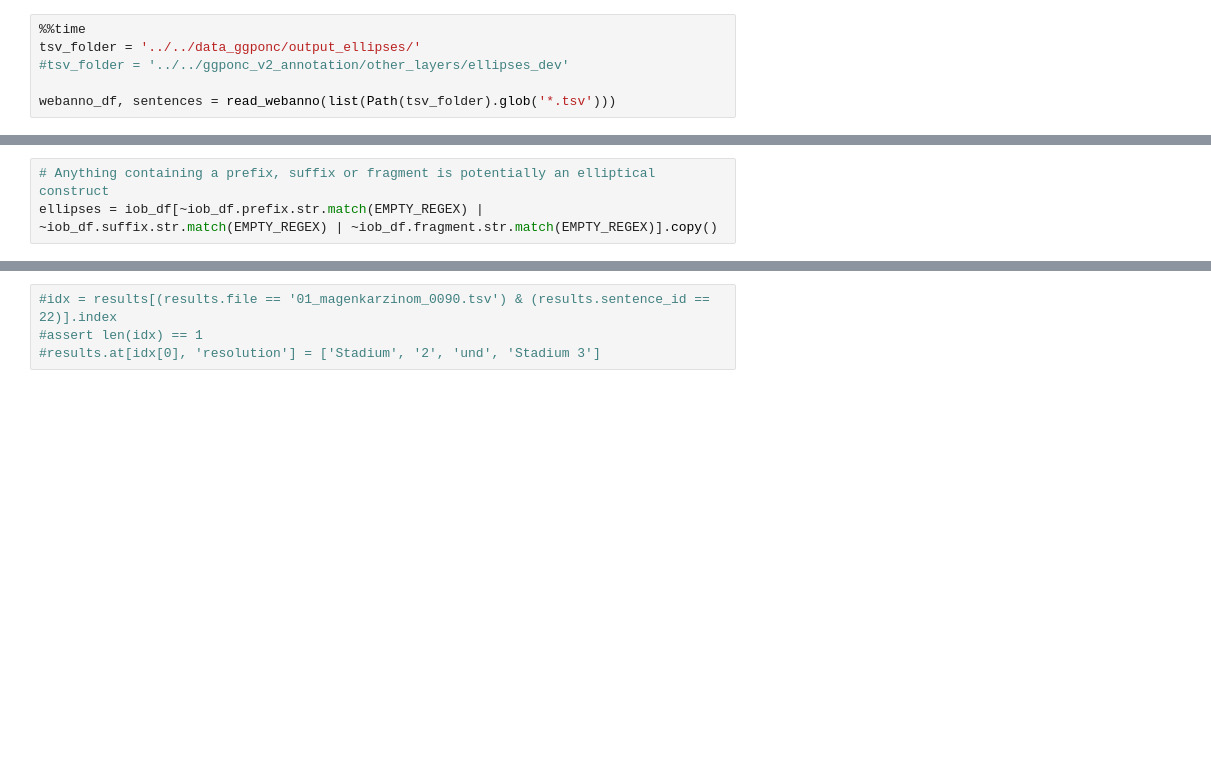
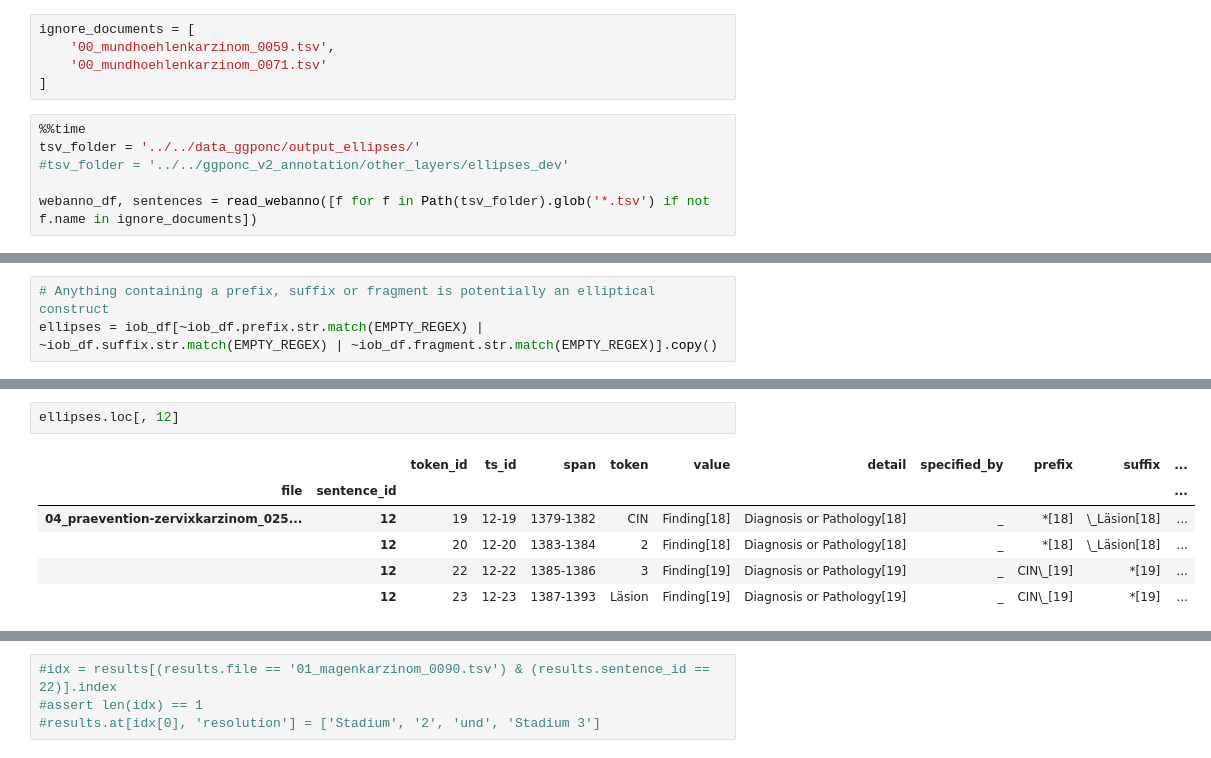
Before and after one commit to hpi-dhc/ggponc_annotation, a Jupyter notebook: notebooks/05_Ellipses.ipynb, the cells around one changed output, grey strips where cells are left out. Drawn from its saved outputs; the diff is of its cells as text; blank space fills up the shorter version.

Commit message:
Cleanup ellipses

```diff
--- a/notebooks/05_Ellipses.ipynb
+++ b/notebooks/05_Ellipses.ipynb
@@ -10,10 +10,15 @@ from convert_annotations import read_webanno, resolve_ellipses, webanno_to_iob_d
 from pathlib import Path
 from datetime import datetime
 import pandas as pd
+# %%
+ignore_documents = [
+    '00_mundhoehlenkarzinom_0059.tsv',
+    '00_mundhoehlenkarzinom_0071.tsv'
+]
 # %%
 %%time
 tsv_folder = '../../data_ggponc/output_ellipses/'
 #tsv_folder = '../../ggponc_v2_annotation/other_layers/ellipses_dev'
 
-webanno_df, sentences = read_webanno(list(Path(tsv_folder).glob('*.tsv')))
+webanno_df, sentences = read_webanno([f for f in Path(tsv_folder).glob('*.tsv') if not f.name in ignore_documents])
 # %% [output]
@@ -68,3 +56,12 @@ iob_df
+# %%
+ellipses.loc[, 12]
+# %% [output]
+|  |  | token_id | ts_id | span | token | value | detail | specified_by | prefix | suffix | ... |
+| file | sentence_id |  |  |  |  |  |  |  |  |  | ... |
+| 04_praevention-zervixkarzinom_025... | 12 | 19 | 12-19 | 1379-1382 | CIN | Finding[18] | Diagnosis or Pathology[18] | _ | *[18] | \_Läsion[18] | ... |
+|  | 12 | 20 | 12-20 | 1383-1384 | 2 | Finding[18] | Diagnosis or Pathology[18] | _ | *[18] | \_Läsion[18] | ... |
+|  | 12 | 22 | 12-22 | 1385-1386 | 3 | Finding[19] | Diagnosis or Pathology[19] | _ | CIN\_[19] | *[19] | ... |
+|  | 12 | 23 | 12-23 | 1387-1393 | Läsion | Finding[19] | Diagnosis or Pathology[19] | _ | CIN\_[19] | *[19] | ... |
 # %%
 %%time
 results = resolve_ellipses(ellipses, iob_df)
```
Also changed, not shown: parts of 18 cells of this notebook.
